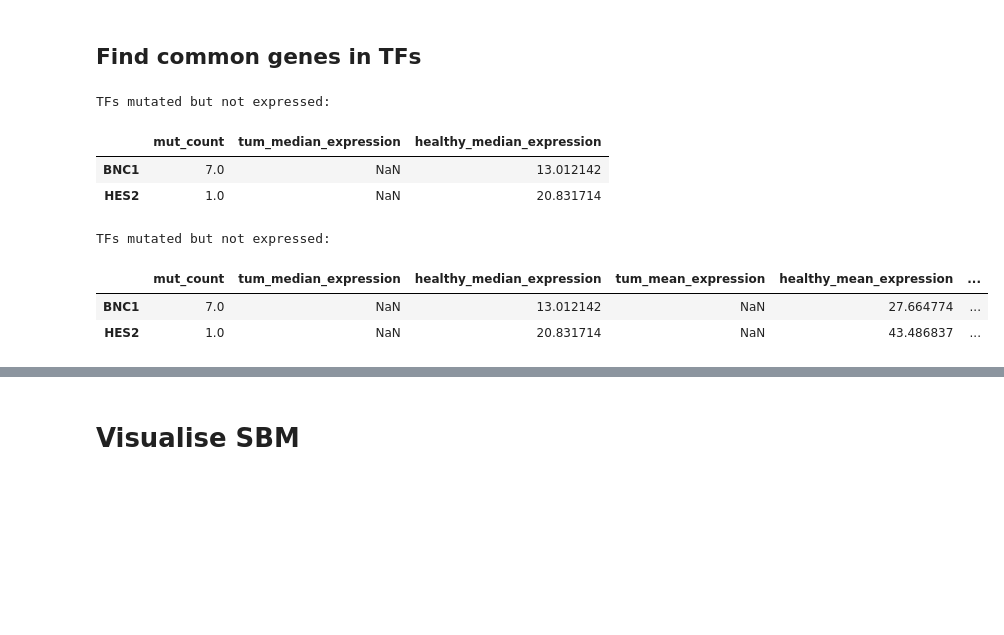
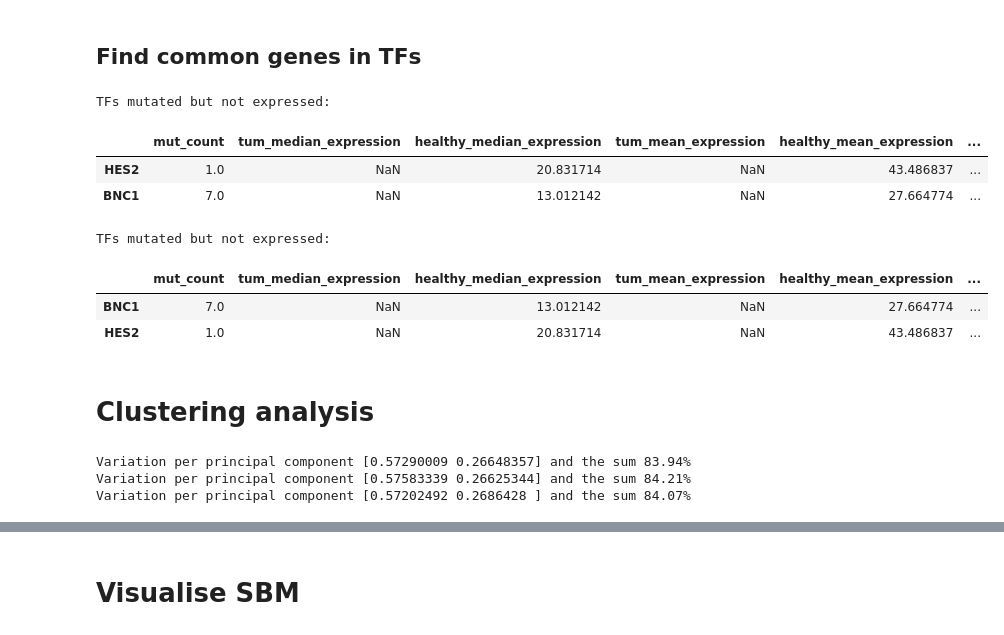
Before and after one commit to vladUng/Phd_extended, a Jupyter notebook: notebooks/network_I/selective_edge_pruning.ipynb, the cells around one changed output, grey strips where cells are left out. Drawn from its saved outputs; the diff is of its cells as text; code cells hidden in the pictures; blank space fills up the shorter version.

```diff
--- a/notebooks/network_I/selective_edge_pruning.ipynb
+++ b/notebooks/network_I/selective_edge_pruning.ipynb
@@ -505,11 +464,11 @@ save_fig(name="sbm_Leiden_combNum", fig=sbm_fig, base_path=figures_path, width=1
 # %% [markdown]
 # TF representation
 # %%
-def gene_sel_by_mev(exp, exp_label="", show_figs=True):
+def gene_sel_by_mev(exp, exp_label="", show_figs=True, tf_list=[]):
     all_exps = []
     for num_genes in range(25, 201, 25):
         exp_genes = []
-        for modCon in exp.gt_modCons.values():
+        for modCon in exp.gt_modCon.values():
             top_100 = modCon.sort_values(by=["ModCon_{}_gt".format(exp.type)], ascending=False).index.values[:num_genes]
             exp_genes.extend(top_100)
 
@@ -560,13 +519,13 @@ def gene_sel_by_mev(exp, exp_label="", show_figs=True):
     return genes_stats, prct_df, exp_genes
 
 
-def tf_modCon_exps(exps, tf_range=None):
+def tf_modCon_exps(exps, tf_range=None, tf_list = []):
     tf_changes = pd.DataFrame()
     if tf_range is None:
         tf_range = range(3, 11, 1)
     for tf in tf_range:
         sel_exp = exps[str(tf)]
-        genes_used, _, _ = gene_sel_by_mev(sel_exp, exp_label=str(tf), show_figs=False)
+        genes_used, _, _ = gene_sel_by_mev(sel_exp, exp_label=str(tf), show_figs=False, tf_list=tf_list)
 
         remap_cols = {col: "{}TF_{}".format(tf, col) for col in ["#TF", "#Mutated TF", "Exp"]}
         dmy = genes_used[list(remap_cols.keys())].copy(deep=True)
@@ -580,11 +539,11 @@ def tf_modCon_exps(exps, tf_range=None):
 
 
 # This is more for development
-def plot_single_ctrl(ctrl_exps: dict, key=1):
+def plot_single_ctrl(ctrl_exps: dict, key=1, tf_list=[]):
     #### This works for only one Control select the ModCon - 100
 
-    tf_changes_exp = tf_modCon_exps(h_exps, tf_range=list(list(range(3, 16, 1))))
-    tf_changes_control = tf_modCon_exps(ctrl_exps[key]["exps"], tf_range=list(list(range(3, 16, 1))))
+    tf_changes_exp = tf_modCon_exps(h_exps, tf_range=list(list(range(3, 16, 1))), tf_list=tf_list)
+    tf_changes_control = tf_modCon_exps(ctrl_exps[key]["exps"], tf_range=list(list(range(3, 16, 1))), tf_list=tf_list)
 
     tf_changes_exp["Type"] = "Experiment"
     tf_changes_control["Type"] = "Control"
@@ -615,13 +574,21 @@ def worker(arg):
     obj, methname = arg[:2]
     _ = getattr(obj, methname)()
     return obj
+
+# Need it to asign the type of sbm method applied
+for key, exp in h_exps.items():
+    exp.sbm_method = 'sbm'
+
+for key in ctrl_exps.keys():
+    for _, exp in ctrl_exps[key]["exps"].items():
+        exp.sbm_method = 'sbm'
 # %%
 results = pool.map(worker, ((exp, "get_ModCon") for exp in h_exps.values()))
 h_exps = {exp.type.split("_")[-1].split("TF")[0]: exp for exp in results}
 
 for key, exp in h_exps.items():
     sort_col = "ModCon_{}_gt".format(exp.type)
-    exp.mevsMut, _ = exp.get_mevs(tpms=all_tum_tpms, modCon=exp.gt_modCons, sort_col=sort_col, num_genes=100, verbose=False)
+    exp.mevsMut, _ = exp.get_mevs(tpms=all_tum_tpms, modCon=exp.gt_modCon, sort_col=sort_col, num_genes=100, verbose=False)
 # %%
 # Healthy control for ModCon and MEV
 ### ModCon
@@ -635,4 +602,4 @@ for key in ctrl_exps.keys():
     print("### MEV Control {}".format(key))
     for key, exp in ctrl_exps[key]["exps"].items():
         sort_col = "ModCon_{}_gt".format(exp.type)
-        exp.mevsMut, _ = exp.get_mevs(tpms=all_tum_tpms, modCon=exp.gt_modCons, sort_col=sort_col, num_genes=100, verbose=False)
+        exp.mevsMut, _ = exp.get_mevs(tpms=all_tum_tpms, modCon=exp.gt_modCon, sort_col=sort_col, num_genes=100, verbose=False)
@@ -781,7 +727,7 @@ for ctrl_exp in ctrl_exps.values():
     all_exps = {}
     for exp in ctrl_exp["exps"].values():
         exp_genes = []
-        for modCon in exp.gt_modCons.values():
+        for modCon in exp.gt_modCon.values():
             top_100 = modCon.sort_values(by=["ModCon_{}_gt".format(exp.type)], ascending=False).index.values[:num_genes]
             exp_genes.extend(top_100)
 
@@ -794,36 +740,36 @@ for ctrl_exp in ctrl_exps.values():
 
     if all_ctrls:
         all_ctrls = all_exps & all_ctrls
     else:
         all_ctrls = all_exps
 
 # To save the list
 if True:
     dmy_df = pd.DataFrame(index=list(all_ctrls))
     dmy_df["mut_count"] = tcga_mutations_df["count"]
     sel_tum_df = all_tum_tpms.loc[all_tum_tpms.index.isin(list(all_ctrls))]
     sel_h_df = exp.tpm_df.loc[exp.tpm_df.index.isin(list(all_ctrls))]
 
     dmy_df["tum_median_expression"] = sel_tum_df.median(axis=1)
     dmy_df["healthy_median_expression"] = sel_h_df.median(axis=1)
 
     dmy_df["tum_mean_expression"] = sel_tum_df.mean(axis=1)
     dmy_df["healthy_mean_expression"] = sel_h_df.mean(axis=1)
 
     dmy_df["tum_std_expression"] = sel_tum_df.std(axis=1)
     dmy_df["healthy_std_expression"] = sel_h_df.std(axis=1)
 
     # Some interesting info
     print("TFs mutated but not expressed: ")
     display(dmy_df[dmy_df["tum_median_expression"].isna()])
 
     dmy_df.fillna(0, inplace=True)
     dmy_df.to_csv(data_base + "tf_ctrl.csv")
 # %% [output]
 TFs mutated but not expressed:
-|  | mut_count | tum_median_expression | healthy_median_expression |
-| BNC1 | 7.0 | NaN | 13.012142 |
-| HES2 | 1.0 | NaN | 20.831714 |
+|  | mut_count | tum_median_expression | healthy_median_expression | tum_mean_expression | healthy_mean_expression | ... |
+| HES2 | 1.0 | NaN | 20.831714 | NaN | 43.486837 | ... |
+| BNC1 | 7.0 | NaN | 13.012142 | NaN | 27.664774 | ... |
 # %%
 dmy_df["mut_count"] = tcga_mutations_df["count"]
 sel_tum_df = all_tum_tpms.loc[all_tum_tpms.index.isin(list(all_ctrls))]
@@ -891,0 +840,27 @@ save_fig(name="ctrlTFs", fig=fig, width=1600, height=700, base_path=figures_path
+# %% [markdown]
+# Clustering analysis
+# %%
+gt_exps = {}
+for key in ["3", "6", "10"]:
+    dmy_exp = h_exps[key]
+    sort_col = "ModCon_{}_gt".format(dmy_exp.type)
+    gt_modCon = dmy_exp.get_ModCon()
+    dmy_exp.mevsMut, _ = dmy_exp.get_mevs(tpms=all_tum_tpms, modCon=gt_modCon, sort_col=sort_col, num_genes=100, verbose=False)
+
+    cs_exp, fig_std, metrics = gh.run_clusters(dmy_exp, label="exp_tf{}".format(key), show_figs=True)
+
+    gt_exps[key] = {"exp": dmy_exp, "cs": cs_exp}
+
+comb_cs = pd.concat([gt_exps["3"]["cs"], gt_exps["6"]["cs"], gt_exps["10"]["cs"], vu_output], axis=1).dropna()
+
+# for single experiment
+if False:
+    tf = 6
+    gt_exp = h_exps["6"]
+    sort_col = "ModCon_{}_gt".format(gt_exp.type)
+    gt_modCon = gt_exp.get_ModCon()
+    gt_exp.mevsMut, _ = gt_exp.get_mevs(tpms=all_tum_tpms, modCon=gt_modCon, sort_col=sort_col, num_genes=100, verbose=False)
+# %% [output]
+Variation per principal component [0.57290009 0.26648357] and the sum 83.94%
+Variation per principal component [0.57583339 0.26625344] and the sum 84.21%
+Variation per principal component [0.57202492 0.2686428 ] and the sum 84.07%
```
Also changed, not shown: parts of 38 cells of this notebook, 1 other file.
